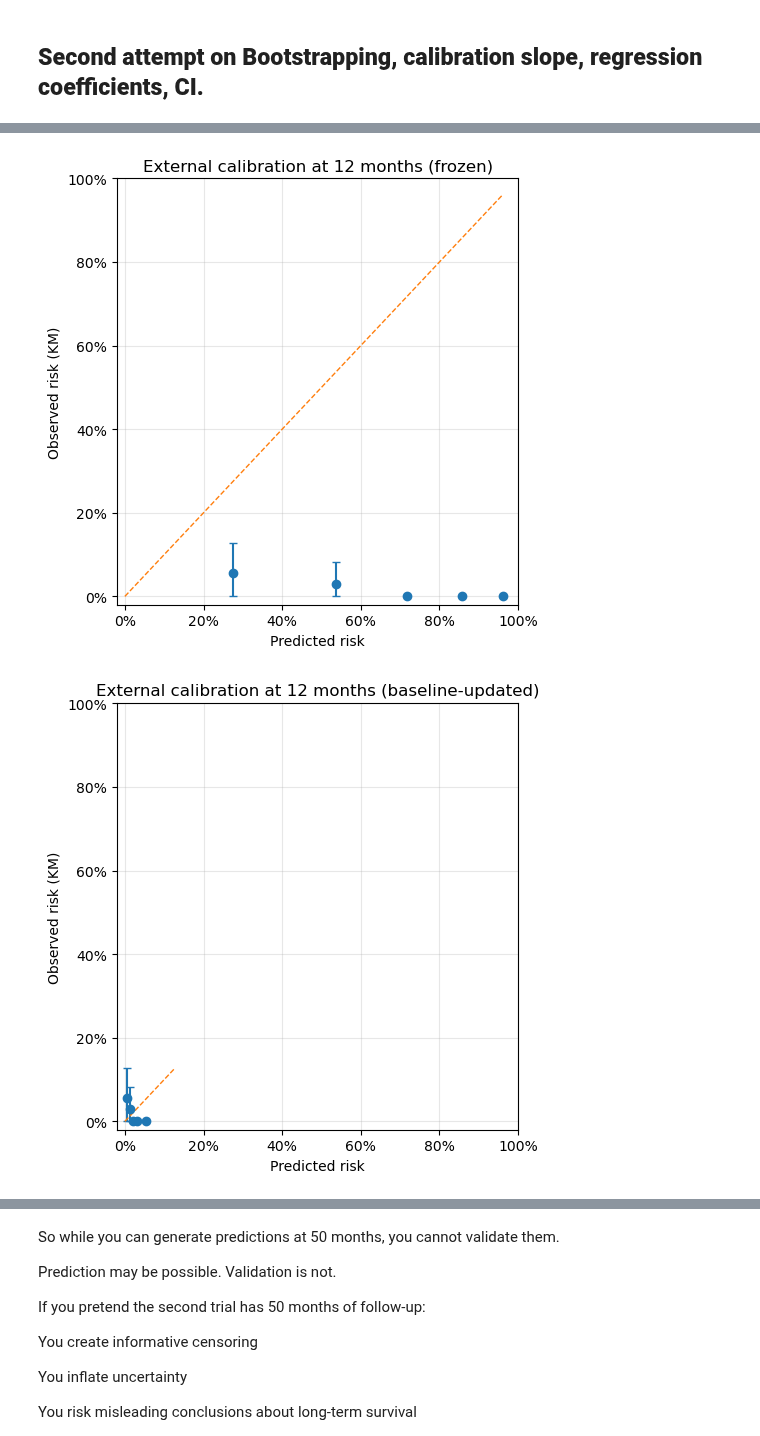
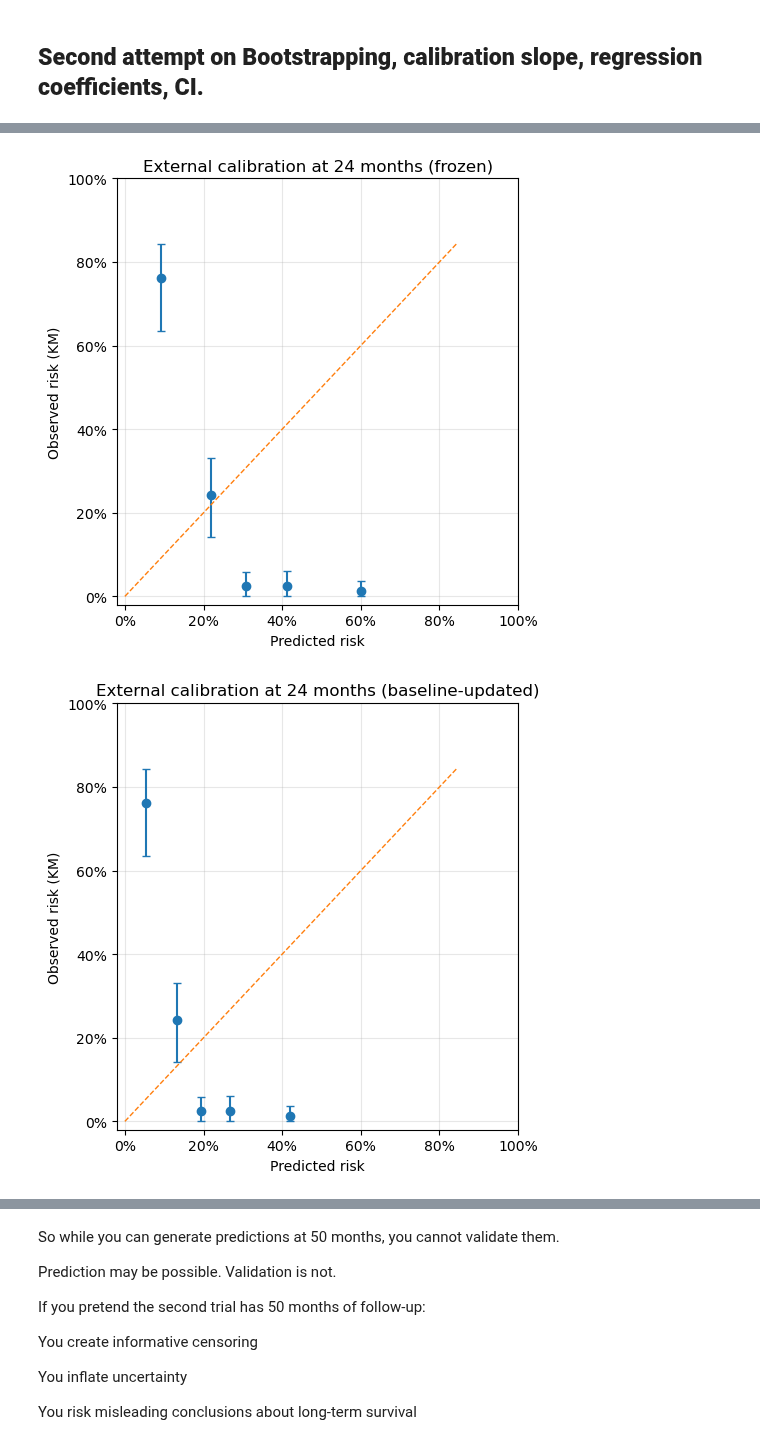
Before and after one commit to Uzoemeka/All_ALS_Data, a Jupyter notebook: 07.1_flexible_parametric_model_script_val_functionized_main_2.ipynb, the cells around one changed output, grey strips where cells are left out. Cells and saved outputs as stored; diff of their text form; code cells hidden in the pictures.

```diff
--- a/07.1_flexible_parametric_model_script_val_functionized_main_2.ipynb
+++ b/07.1_flexible_parametric_model_script_val_functionized_main_2.ipynb
@@ -1330,12 +1436,13 @@ class SelectionResult:
 dat_set = miro0.copy()
 
 covariates = [ "Study_Arm_Placebo", "Age", "Diagnostic_Delay", "Vital_capacity",
-               "Onset_Limb", "Sex_Male", "Age_Sex", "Age_onset"]
-forced_vars = ["Age", "Sex_Male", "Diagnostic_Delay", "Onset_Limb"]
+               "Onset_Limb", "Sex_Male"] #, 'Sex_onset',  "Age_Sex", "Age_onset", "Age_VC", "Sex_VC", "Onset_VC", "Age_sq"]
 
-df_candidates = [1, 2, 3, 4]   # recommended now that df=3 showed up
+forced_vars = ["Age", "Sex_Male", "Diagnostic_Delay", "Onset_Limb", "Vital_capacity"]
+
+df_candidates = [1, 2, 3]   # recommended now that df=3 showed up
 t0_months = 24
-n_boot_full_strategy = 100
+n_boot_full_strategy = 10
 seed_rand = 7
 
 # ============================================================
@@ -1388,6 +1495,6 @@ CITL   app/corr: -0.5590815091619101 -0.568017279340647 (-0.7374771563295289, -0
 CITL   month: 24
 # %%
-ext_df  = lical0
+ext_df  = miroli0.copy()
 ext = prep_df(ext_df, covariates)
 b_bins = 5
 
@@ -1554,35 +1670,37 @@ def plot_calibration_table_2(
         ax.set_xlim(*xlim)
 
     if ylim is None:
         ax.set_ylim(0, maxv)
     else:
         ax.set_ylim(*ylim)
 
     if percent:
         fmt = FuncFormatter(lambda v, p: f"{100*v:.0f}%")
         ax.xaxis.set_major_formatter(fmt)
         ax.yaxis.set_major_formatter(fmt)
 
     ax.grid(alpha=0.3)
     plt.tight_layout()
     return fig, ax
 
 # Calibration plots
 t0 = res_ext["t0_months"]
 
 cal_frozen_2 = res_ext["calibration_table_frozen"]
 cal_updated_2 = res_ext["calibration_table_updated"]
 
 # Frozen
-fig1, ax1 = plot_calibration_table_2(cal_frozen_2, xlim=(-0.02, 1), ylim=(-0.02, 1), title=f"External calibration at {t0} months (frozen)", percent=True)
+fig1, ax1 = plot_calibration_table_2(cal_frozen_2, xlim=(-0.02, 1), ylim=(-0.02, 1),
+                                      title=f"External calibration at {t0} months (frozen)", percent=True)
 
 # Updated
-fig2, ax2 = plot_calibration_table_2(cal_updated_2, xlim=(-0.02, 1), ylim=(-0.02, 1), title=f"External calibration at {t0} months (baseline-updated)", percent=True)
+fig2, ax2 = plot_calibration_table_2(cal_updated_2, xlim=(-0.02, 1), ylim=(-0.02, 1),
+                                      title=f"External calibration at {t0} months (baseline-updated)", percent=True)
 
 # Optional: If you want "clean" calibration tables with CI in a separate column for slides:
 cal_frozen_tidy = tidy_calibration_table(cal_frozen_2)
 cal_updated_tidy = tidy_calibration_table(cal_updated_2)
 # %% [output]
-[figure, old version]
+[figure, new version]
-[figure, old version]
+[figure, new version]
 # %%
```
Also changed, not shown: parts of 55 cells of this notebook, 8 other files.
